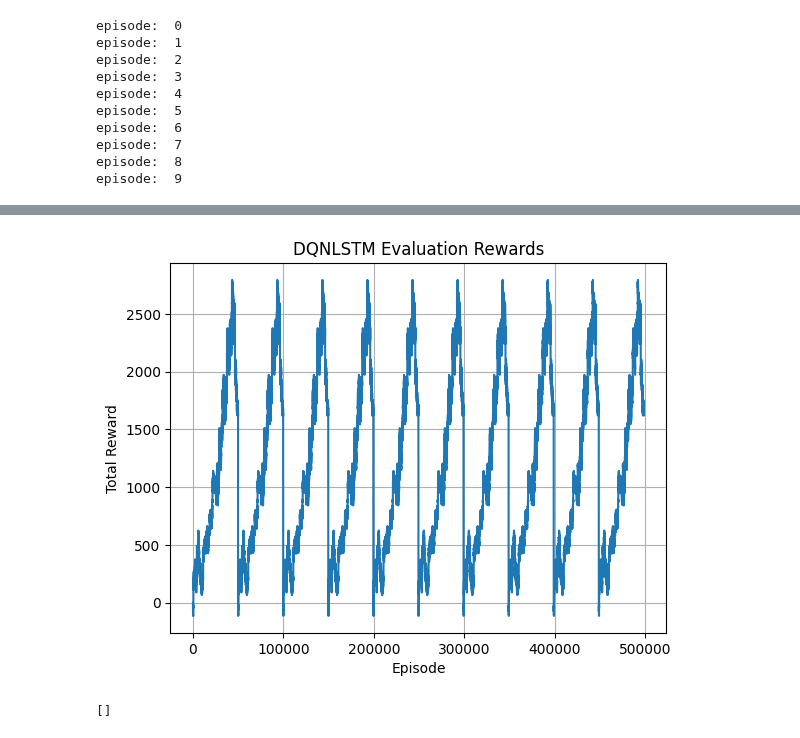
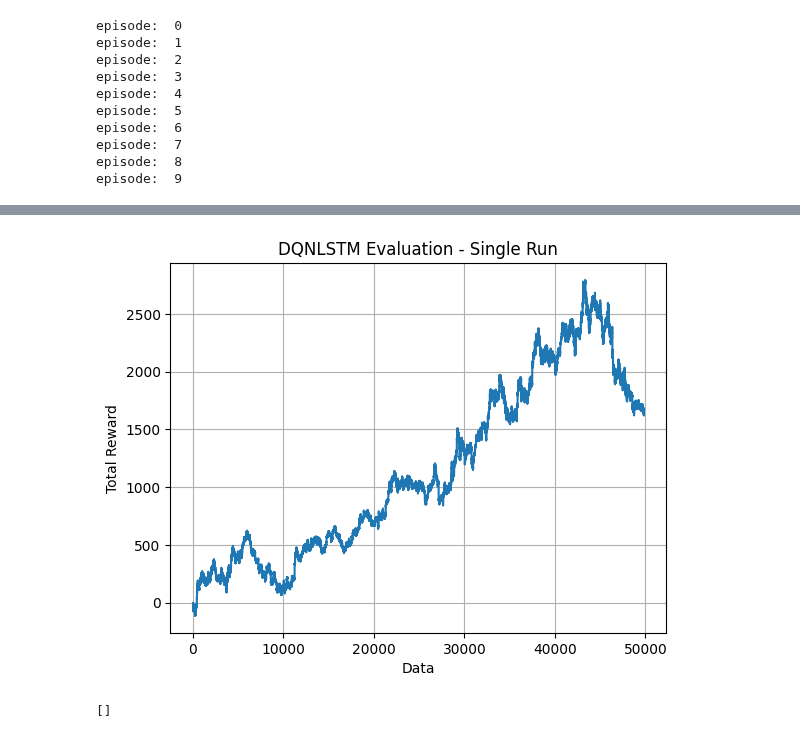
Before and after one commit to Suraj6E/EURUSD-DQN-LSTM, a Jupyter notebook: DQN-LSTM.ipynb, the cells around one changed output, grey strips where cells are left out. Drawn from its saved outputs; the diff is of its cells as text; code cells hidden in the pictures.

Commit message:
Reward Single run

```diff
--- a/DQN-LSTM.ipynb
+++ b/DQN-LSTM.ipynb
@@ -377,6 +377,7 @@ def train_dqn(env, model, target_model, optimizer, gamma, batch_size, device, ep
 
     losses = []
     rewards = []
+    infos = []
 
     while not done:
         action = epsilon_greedy_policy(model, epsilon, env.action_space.n, device)(state)
@@ -389,6 +390,7 @@ def train_dqn(env, model, target_model, optimizer, gamma, batch_size, device, ep
         q_values = model(state_tensor)
         next_q_values = target_model(torch.tensor(next_state, dtype=torch.float32, device=device).unsqueeze(0))
 
+        infos.append()
         # print(q_values, next_q_values)
 
         # target = reward + gamma * torch.max(next_q_values).item() * (1 - done)
@@ -403,7 +405,7 @@ def train_dqn(env, model, target_model, optimizer, gamma, batch_size, device, ep
         episode_reward += reward
         rewards.append(episode_reward)
 
-    return rewards, losses
+    return rewards, losses, infos
 # %%
 # Parameters
 input_dim = env.observation_space.shape[0]
@@ -440,6 +442,7 @@ for episode in range(num_episodes):
     episode_reward, episode_loss = train_dqn(env, model, target_model, optimizer, gamma, batch_size, device, epsilon)
     all_rewards.extend(episode_reward)
     all_losses.extend(episode_loss)
+    all_infos.extend(episode_loss)
 
     # Decay epsilon
     epsilon = max(epsilon_end, epsilon * epsilon_decay)
@@ -464,3 +467,7 @@ episode:  6
 episode:  7
 episode:  8
 episode:  9
+# %%
+single_reward = all_rewards[0:len(data)-10]
+
+single_reward
@@ -467,14 +492,14 @@ episode:  9
 # %%
 
 # Plot the evaluation rewards
-plt.plot(all_rewards)
-plt.xlabel('Episode')
+plt.plot(single_reward)
+plt.xlabel('Data')
 plt.ylabel('Total Reward')
-plt.title('DQNLSTM Evaluation Rewards')
+plt.title('DQNLSTM Evaluation - Single Run')
 plt.grid(True)
 plt.show()
 # %% [output]
-[figure, old version]
+[figure, new version]
 # %%
 all_infos
 # %% [output]
```
Also changed, not shown: parts of 1 cell of this notebook, 1 other file.
